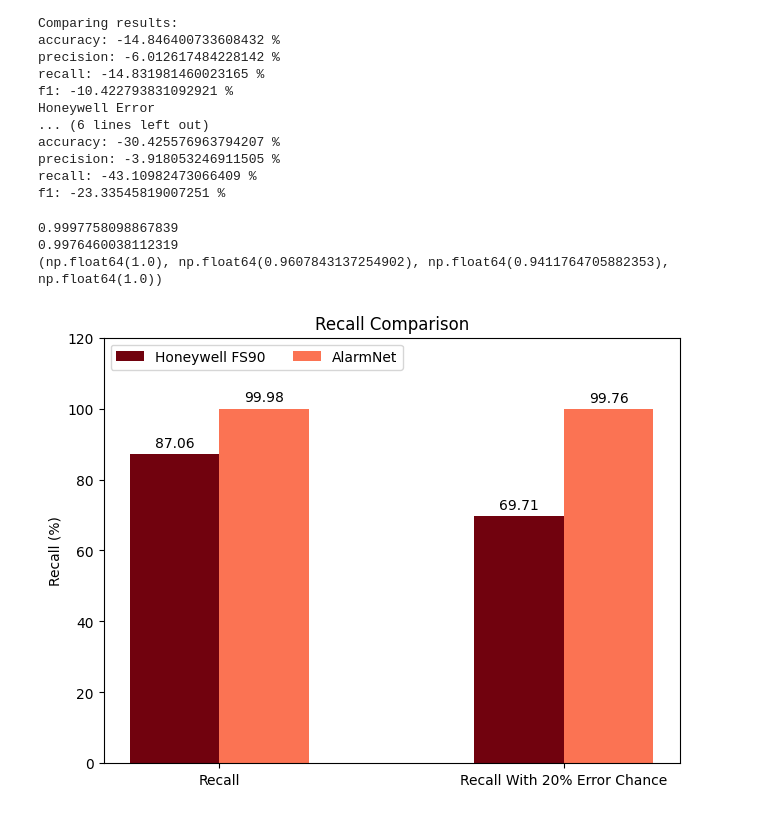
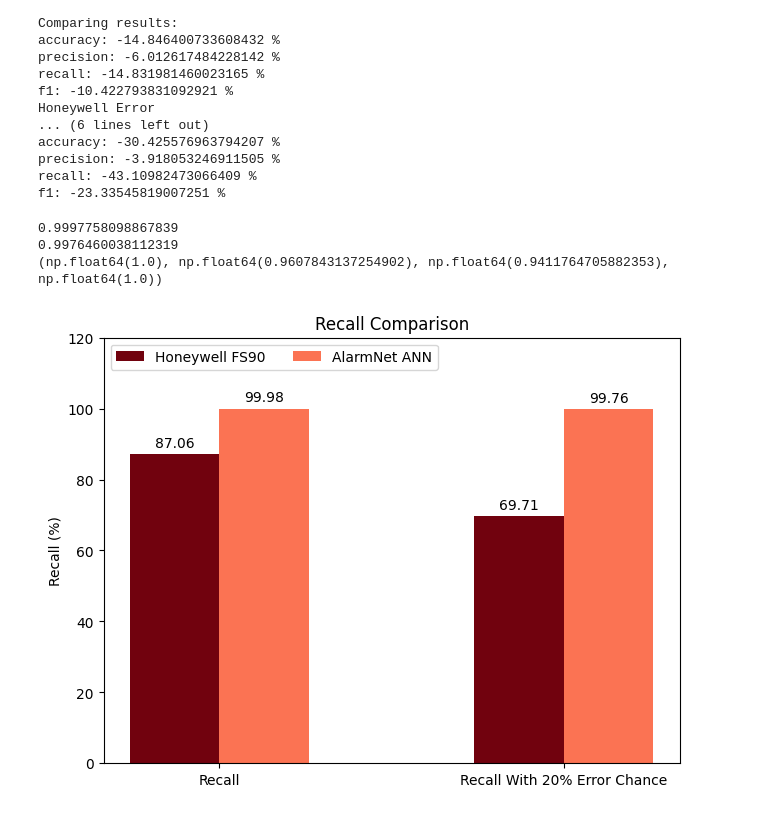
Before and after one commit to jaskinkabir/Intro_ML_Project, a Jupyter notebook: Proj.ipynb, the cells around one changed output. Saved outputs shown, nothing was run; the diff lists cells and outputs as text; code cells hidden in the pictures.

```diff
--- a/Proj.ipynb
+++ b/Proj.ipynb
@@ -578,35 +578,35 @@ def percentify(x):
 metrics = ['Recall', 'Recall With 20% Error Chance']
 data = {
     "Honeywell FS90": [percentify(honeywell_recall), percentify(honeywell_recall_error)],
-    "AlarmNet" : [percentify(alarmnet_recall), percentify(alarmnet_recall_error)]
+    "AlarmNet ANN" : [percentify(alarmnet_recall), percentify(alarmnet_recall_error)]
 }
 x = np.arange(len(metrics))
 width = 0.26
 multiplier = 0
 fig, ax = plt.subplots(layout='constrained')
 reds = plt.get_cmap('Reds')
 
 colors = [reds(250), reds(120)]
 
 print(reds(0,1))
 
 for model, measurement in data.items():
     color = reds(multiplier/len(data))
     offset = width * multiplier
     rects = ax.bar(x + offset, measurement, width, label=model, color=colors[multiplier])
     ax.bar_label(rects, padding=3)
     multiplier += 1
 
 # Add some text for labels, title and custom x-axis tick labels, etc.
 plt.set_cmap('Reds')
 ax.set_ylabel('Recall (%)')
 ax.set_title('Recall Comparison')
 ax.set_xticks(x + width/2, metrics)
 ax.legend(loc='upper left', ncols=2)
 ax.set_ylim(0, 120)
 plt.set_cmap('Reds')
 # %% [output]
 0.9997758098867839
 0.9976460038112319
 (np.float64(1.0), np.float64(0.9607843137254902), np.float64(0.9411764705882353), np.float64(1.0))
-[figure, old version]
+[figure, new version]
```
Also changed, not shown: parts of 1 cell of this notebook.
